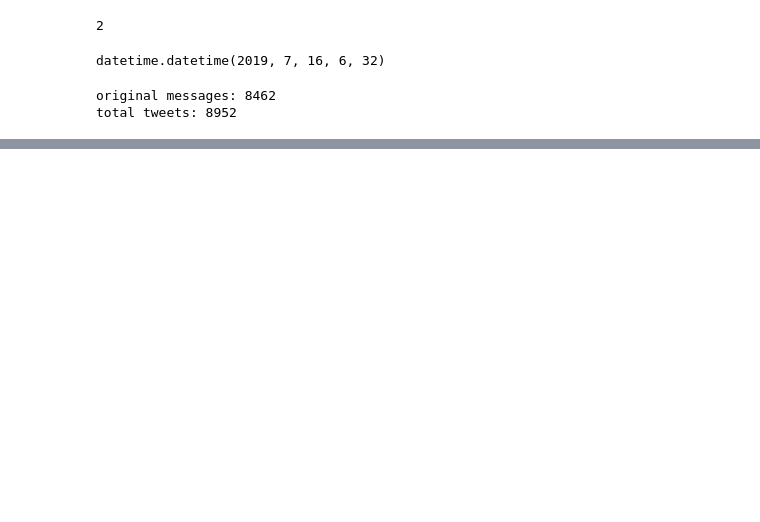
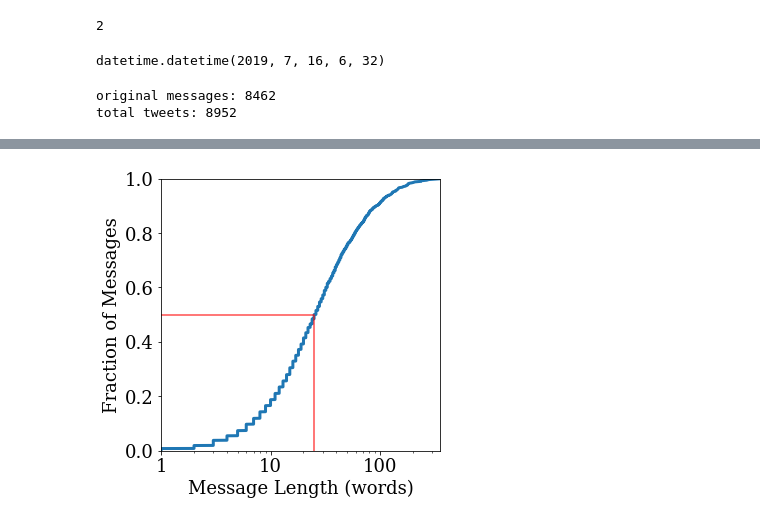
Before and after one commit to jradavenport/apollo11landing, a Jupyter notebook: data_prep.ipynb, the cells around one changed output, grey strips where cells are left out. Cells and saved outputs as stored; diff of their text form; code cells hidden in the pictures; blank space fills up the shorter version.

```diff
--- a/data_prep.ipynb
+++ b/data_prep.ipynb
@@ -236,0 +196,15 @@ array(['CDR: Roger. Clock.', 'CDR: Roger. We got a roll program.',
+# %%
+plt.figure(figsize=(5,5))
+plt.plot(mlens[np.argsort(mlens)], np.cumsum(mlens[np.argsort(mlens)])/sum(mlens), lw=3)
+plt.xlabel('Message Length (words)')
+plt.ylabel('Fraction of Messages')
+
+x50 = np.max(mlens[np.argsort(mlens)][np.cumsum(mlens[np.argsort(mlens)])/sum(mlens) <= 0.5])
+plt.plot([0,x50,x50], [0.5, 0.5, 0], alpha=0.7, c='r')
+plt.xlim(1,max(mlens))
+plt.xscale('log')
+plt.xticks([1,10,100],['1','10','100'])
+plt.ylim(0,1)
+plt.savefig('fracwords.png',dpi=100, bbox_inches='tight', pad_inches=0.25)
+# %% [output]
+[figure, added]
```
Also changed, not shown: parts of 26 cells of this notebook, 8 other files.
